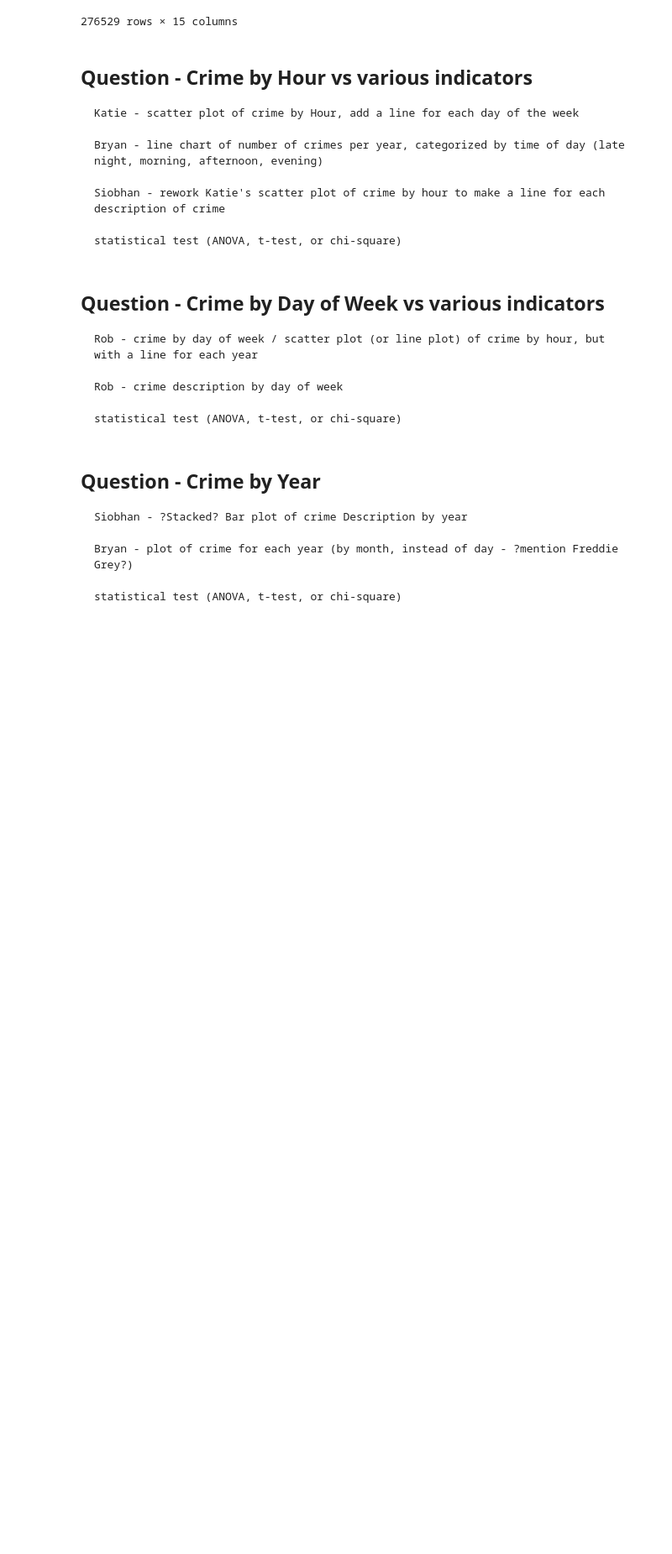
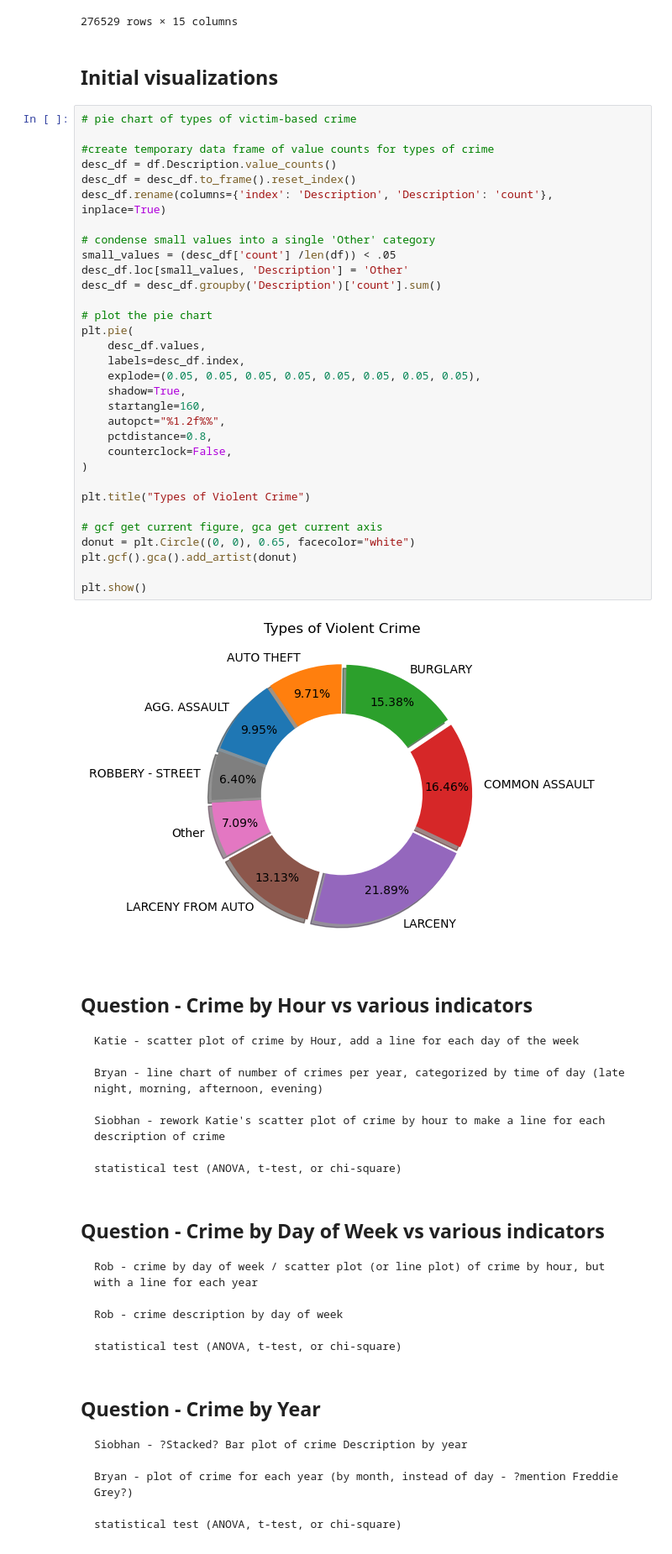
Before and after one commit to johbry17/Crime-in-Baltimore, a Jupyter notebook: main.ipynb, the cells around one changed output. Shown: that part at 84% size. Saved outputs shown, nothing was run; the diff lists cells and outputs as text; blank space fills up the shorter version.

```diff
--- a/main.ipynb
+++ b/main.ipynb
@@ -67,6 +67,42 @@ df
 | 276527 | 2012-01-01 | 00:00:00 | 5800 LILLYAN AV | BURGLARY | I | NaN | NORTHEASTERN | Glenham-Belhar | ... |
 | 276528 | 2012-01-01 | 00:00:00 | 1900 GRINNALDS AV | BURGLARY | I | NaN | SOUTHWESTERN | Morrell Park | ... |
 276529 rows × 15 columns
+# %% [markdown]
+## Initial visualizations
+# %%
+# pie chart of types of victim-based crime
+
+#create temporary data frame of value counts for types of crime
+desc_df = df.Description.value_counts()
+desc_df = desc_df.to_frame().reset_index()
+desc_df.rename(columns={'index': 'Description', 'Description': 'count'}, inplace=True)
+
+# condense small values into a single 'Other' category
+small_values = (desc_df['count'] /len(df)) < .05
+desc_df.loc[small_values, 'Description'] = 'Other'
+desc_df = desc_df.groupby('Description')['count'].sum()
+
+# plot the pie chart
+plt.pie(
+    desc_df.values,
+    labels=desc_df.index,
+    explode=(0.05, 0.05, 0.05, 0.05, 0.05, 0.05, 0.05, 0.05),
+    shadow=True,
+    startangle=160,
+    autopct="%1.2f%%",
+    pctdistance=0.8,
+    counterclock=False,
+)
+
+plt.title("Types of Violent Crime")
+
+# gcf get current figure, gca get current axis
+donut = plt.Circle((0, 0), 0.65, facecolor="white")
+plt.gcf().gca().add_artist(donut)
+
+plt.show()
+# %% [output]
+[figure, added]
 # %% [markdown]
 ## Question - Crime by Hour vs various indicators
 
```
Also changed, not shown: 1 other file.
